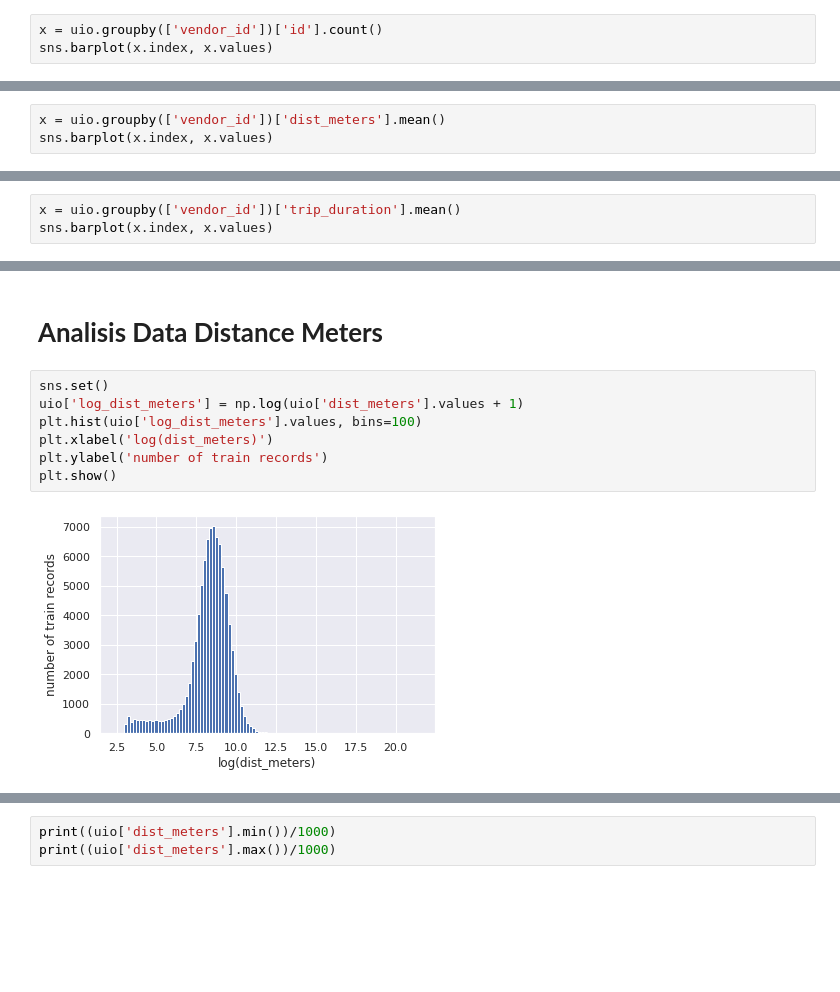
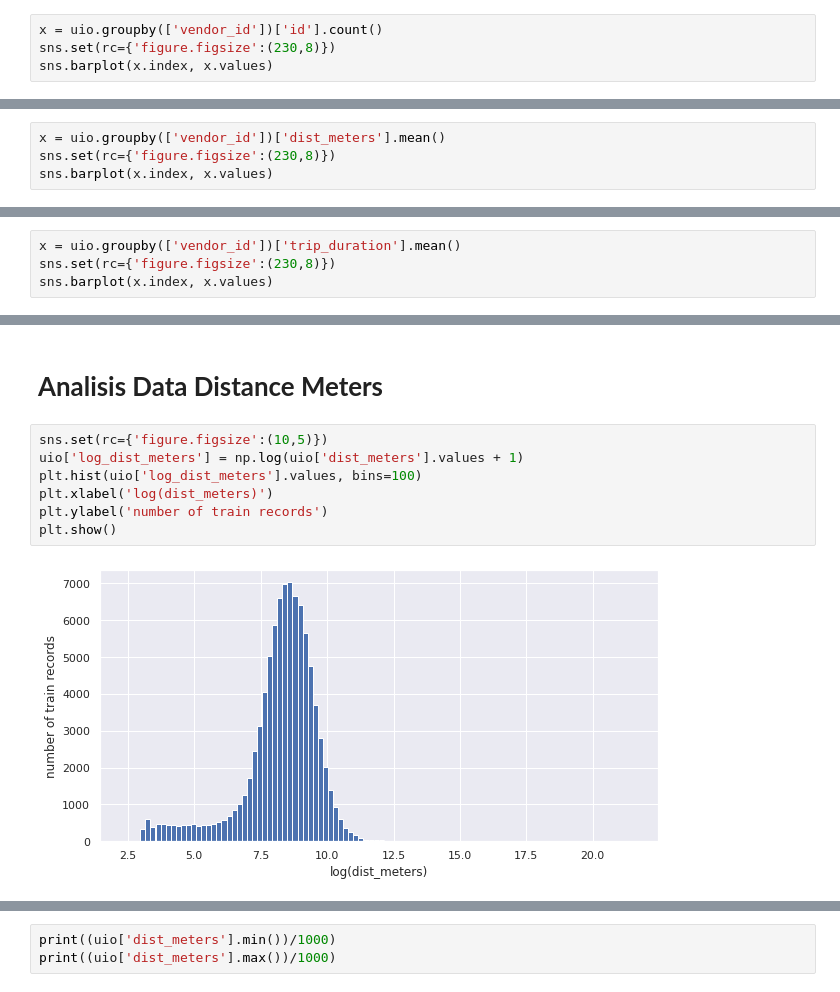
Before and after one commit to frfusch21/DTS_GGU_5, a Jupyter notebook: GGU5_Nia_All_Data.ipynb, the cells around one changed output, grey strips where cells are left out. Cells and saved outputs as stored; diff of their text form; blank space fills up the shorter version.

```diff
--- a/GGU5_Nia_All_Data.ipynb
+++ b/GGU5_Nia_All_Data.ipynb
@@ -119,6 +119,7 @@ print(uio.groupby(['vendor_id'])['id'].count().reset_index())
 [139 rows x 2 columns]
 # %%
 x = uio.groupby(['vendor_id'])['id'].count()
+sns.set(rc={'figure.figsize':(230,8)})
 sns.barplot(x.index, x.values)
 # %% [output]
 <matplotlib.axes._subplots.AxesSubplot at 0x...>
@@ -126,5 +127,6 @@ sns.barplot(x.index, x.values)
 # %%
 x = uio.groupby(['vendor_id'])['dist_meters'].mean()
+sns.set(rc={'figure.figsize':(230,8)})
 sns.barplot(x.index, x.values)
 # %% [output]
 <matplotlib.axes._subplots.AxesSubplot at 0x...>
@@ -132,5 +134,6 @@ sns.barplot(x.index, x.values)
 # %%
 x = uio.groupby(['vendor_id'])['trip_duration'].mean()
+sns.set(rc={'figure.figsize':(230,8)})
 sns.barplot(x.index, x.values)
 # %% [output]
 <matplotlib.axes._subplots.AxesSubplot at 0x...>
@@ -165,13 +168,13 @@ correlation_matrix
 # %% [markdown]
 # **Analisis Data Distance Meters**
 # %%
-sns.set()
+sns.set(rc={'figure.figsize':(10,5)})
 uio['log_dist_meters'] = np.log(uio['dist_meters'].values + 1)
 plt.hist(uio['log_dist_meters'].values, bins=100)
 plt.xlabel('log(dist_meters)')
 plt.ylabel('number of train records')
 plt.show()
 # %% [output]
-[figure, old version]
+[figure, new version]
 # %%
 x = uio.groupby(['vendor_id'])['dist_meters'].mean()
```
Also changed, not shown: parts of 76 cells of this notebook.
